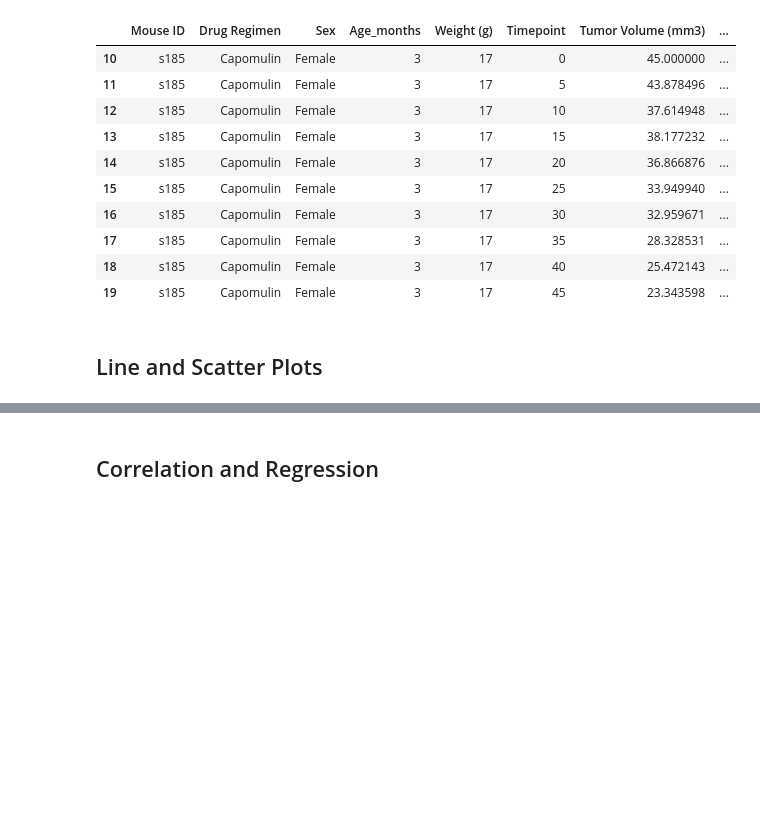
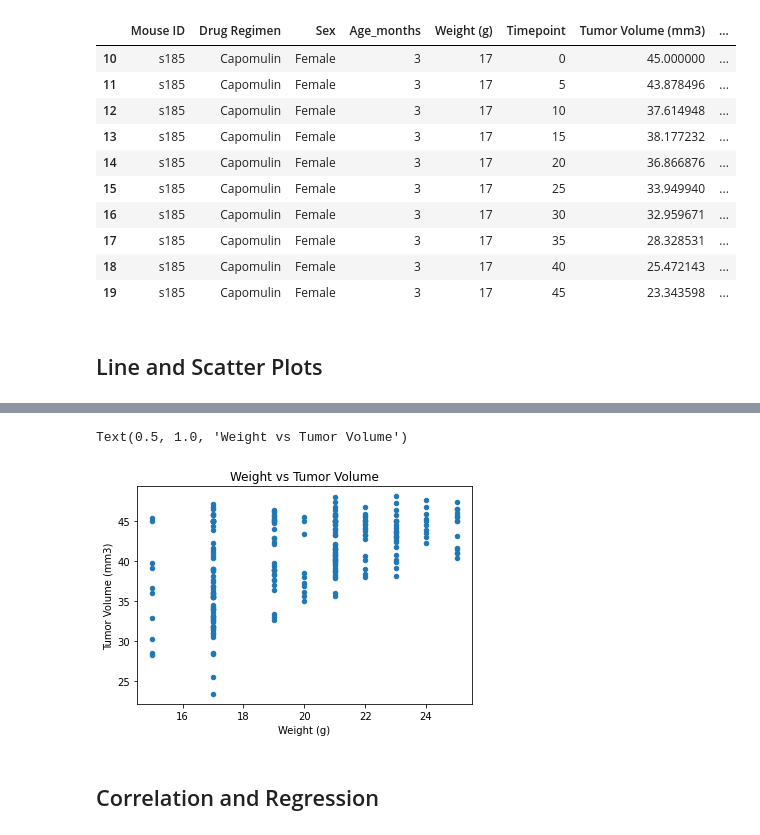
Before and after one commit to scavazos4/Pymaceuticals-challenge, a Jupyter notebook: Pymaceuticals/pymaceuticals_starter.ipynb, the cells around one changed output, grey strips where cells are left out. Cells and saved outputs as stored; diff of their text form; code cells hidden in the pictures; blank space fills up the shorter version.

```diff
--- a/Pymaceuticals/pymaceuticals_starter.ipynb
+++ b/Pymaceuticals/pymaceuticals_starter.ipynb
@@ -378,4 +379,9 @@ Text(0, 0.5, 'Tumor Volume (mm3)')
 # %%
 # Generate a scatter plot of average tumor volume vs. mouse weight for the Capomulin regimen
+ax3 = capDrugsOnly.plot.scatter(x ="Weight (g)" ,y="Tumor Volume (mm3)")
+ax3.set_title("Weight vs Tumor Volume")
+# %% [output]
+Text(0.5, 1.0, 'Weight vs Tumor Volume')
+[figure, added]
 # %% [markdown]
 ## Correlation and Regression
```
Also changed, not shown: parts of 4 cells of this notebook.
